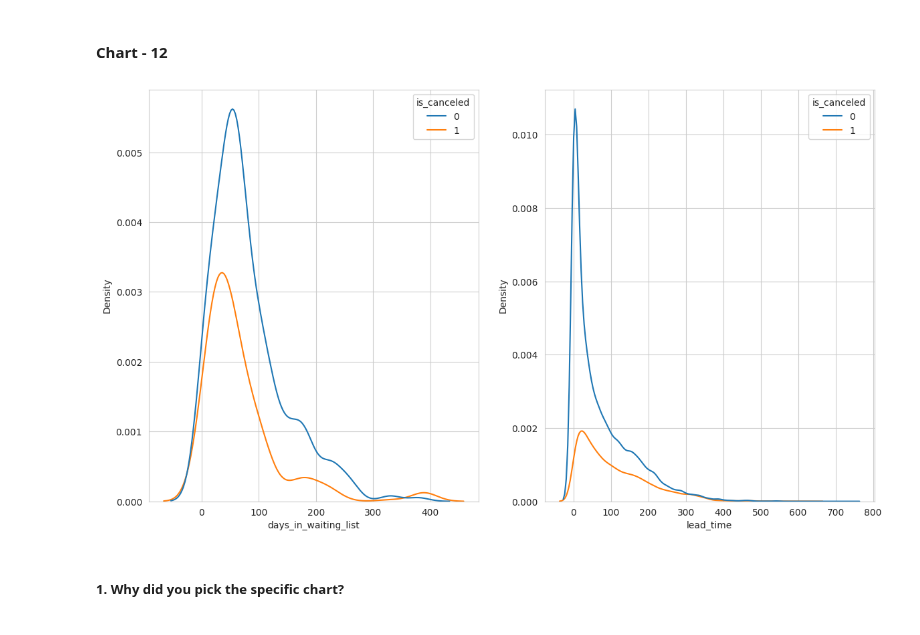
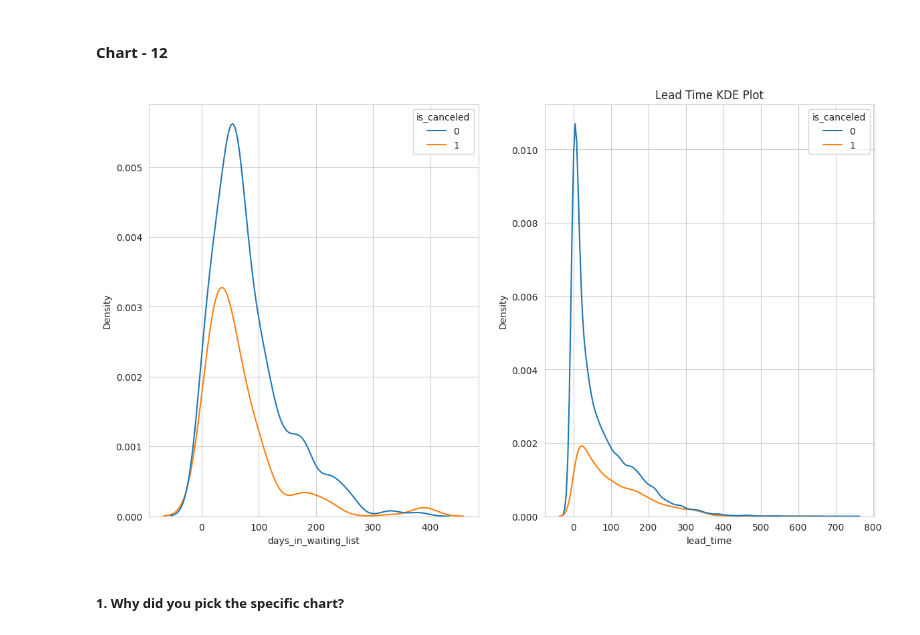
Before and after one commit to Hrishik-D/CapstoneProject_EDA_Hotel_Analysis, a Jupyter notebook: EDA_Hotel_Analysis_Individual.ipynb, the cells around one changed output. Saved outputs shown, nothing was run; the diff lists cells and outputs as text; code cells hidden in the pictures.

```diff
--- a/EDA_Hotel_Analysis_Individual.ipynb
+++ b/EDA_Hotel_Analysis_Individual.ipynb
@@ -797,16 +797,17 @@ TA/TO has highest booking cancellation %. Therefore, a booking via TA/TO is 30%
 #### Chart - 12
 # %%
 # Chart - 12 visualization code
-
+# Does a  longer waiting period or longer lead time causes the cancellation of bookings?
 
 waiting_bookings = df1[df1['days_in_waiting_list'] !=0]  # Selecting bookings with non zero waiting time
 
-fig, axes = plt.subplots(1, 2, figsize=(14, 8))
+fig, axes = plt.subplots(1, 2, figsize=(14, 8)) #making subplot
 sns.kdeplot(ax=axes[0],x = 'days_in_waiting_list', hue = 'is_canceled' , data = waiting_bookings)
 sns.kdeplot(ax = axes[1], x = df1['lead_time'], hue = df1['is_canceled'])
+plt.title("Lead Time KDE Plot")
 plt.show()
 # %% [output]
-[figure, old version]
+[figure, new version]
 # %% [markdown]
 ##### 1. Why did you pick the specific chart?
 # %% [markdown]
```
Also changed, not shown: parts of 3 cells of this notebook.
